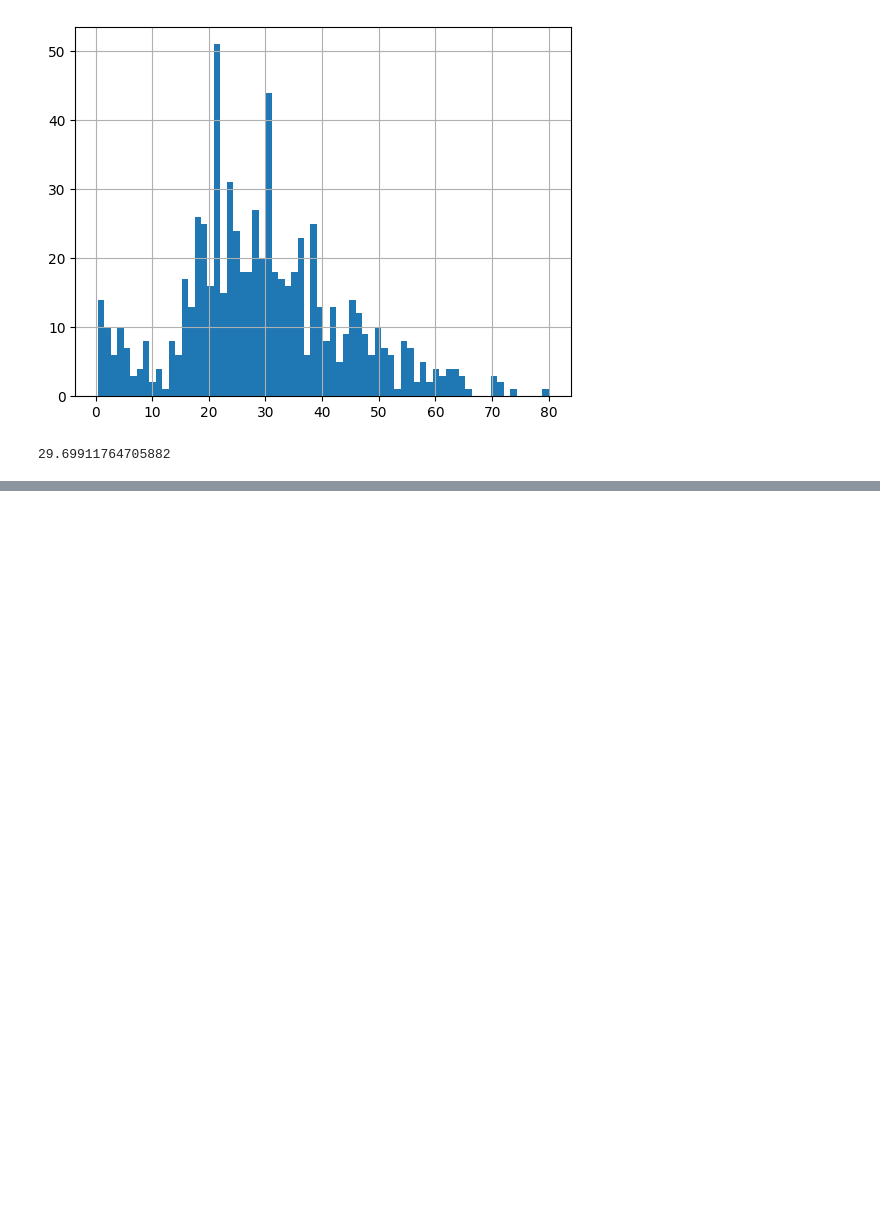
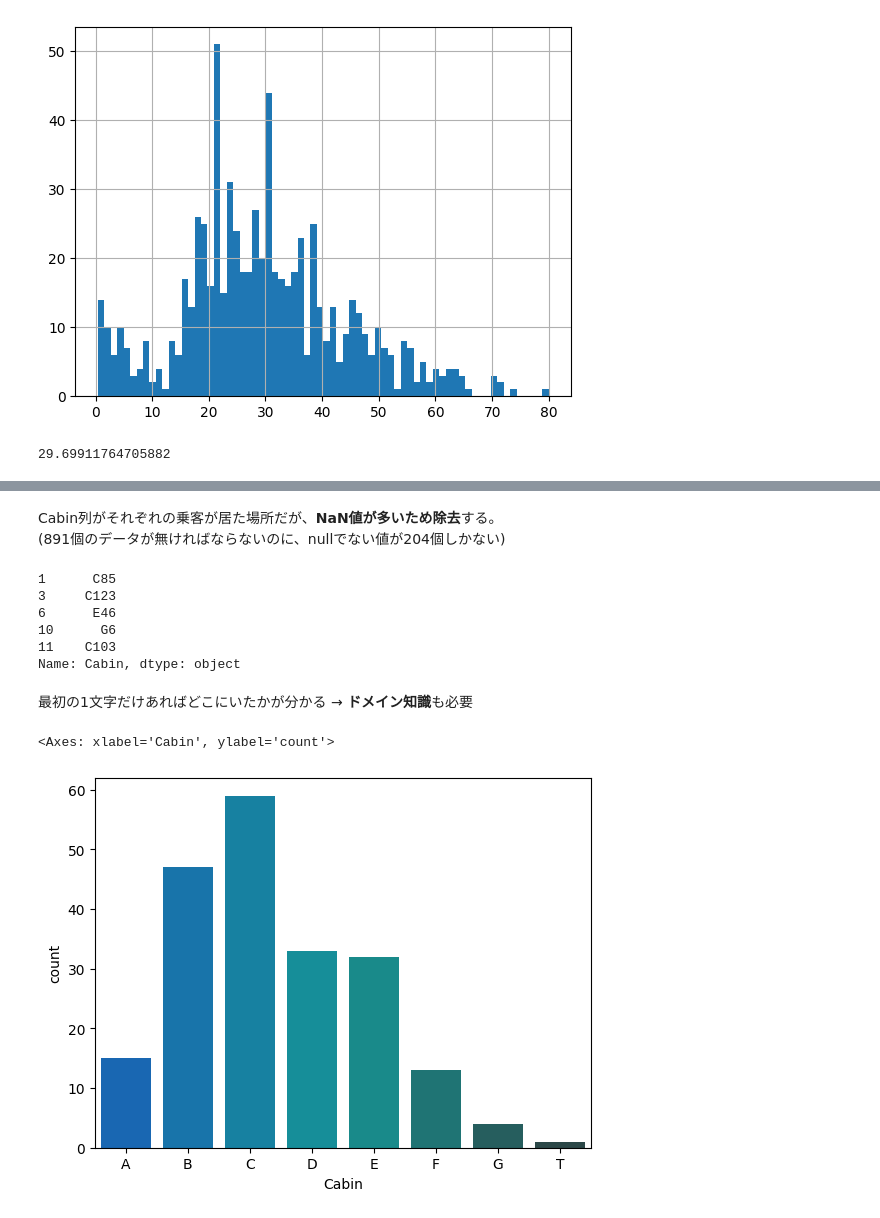
Before and after one commit to usma11dia0/training_of_kaggle, a Jupyter notebook: google_colab/titanic_udemy.ipynb, the cells around one changed output, grey strips where cells are left out. Saved outputs shown, nothing was run; the diff lists cells and outputs as text; code cells hidden in the pictures; blank space fills up the shorter version.

```diff
--- a/google_colab/titanic_udemy.ipynb
+++ b/google_colab/titanic_udemy.ipynb
@@ -144,0 +183,30 @@ titanic_df['Age'].mean()
+# %% [markdown]
+Cabin列がそれぞれの乗客が居た場所だが、**NaN値が多いため除去**する。
+(891個のデータが無ければならないのに、nullでない値が204個しかない)
+# %%
+# NaNを消してdeckという新しいオブジェクト(Series)を作成する
+deck = titanic_df['Cabin'].dropna()
+deck.head()
+# %% [output]
+1      C85
+3     C123
+6      E46
+10      G6
+11    C103
+Name: Cabin, dtype: object
+# %% [markdown]
+最初の1文字だけあればどこにいたかが分かる → **ドメイン知識**も必要
+# %%
+# deckの最初の1文字を抽出したリストを新たに作成
+levels = [level[0] for level in deck]
+
+# DataFrameを作成してプロットする。
+cabin_df = DataFrame(levels)
+cabin_df.columns = ['Cabin']
+sns.countplot(cabin_df,
+              x='Cabin',
+              palette='winter_d',
+              order=sorted(set(levels)))
+# %% [output]
+<Axes: xlabel='Cabin', ylabel='count'>
+[figure, added]
```
Also changed, not shown: parts of 19 cells of this notebook.
